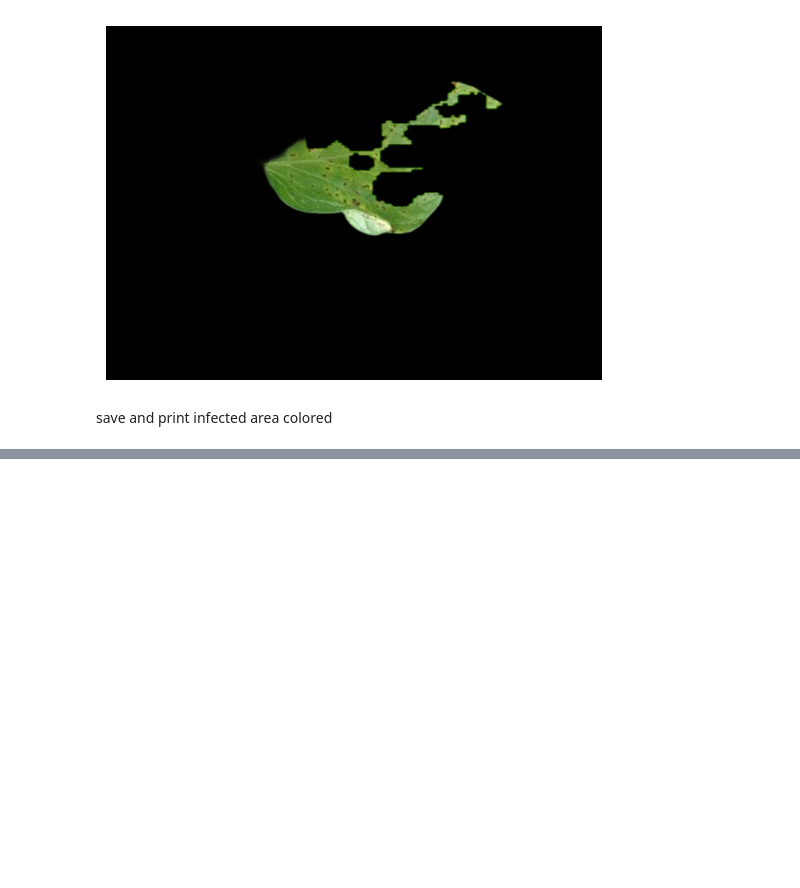
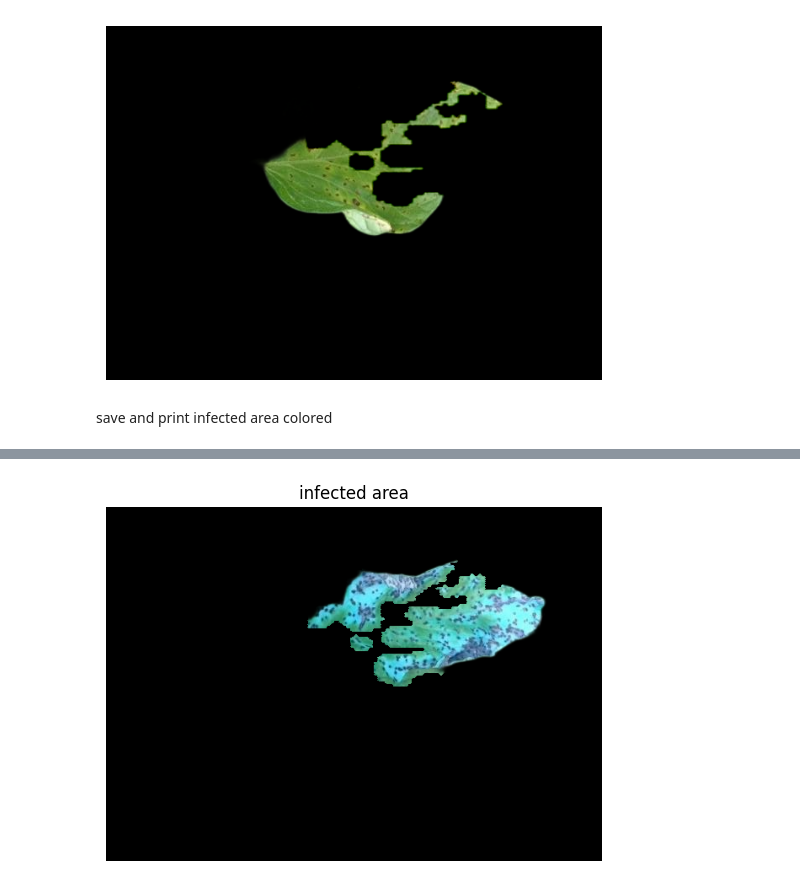
Before and after one commit to talisma-cassoma/plant-disease-study, a Jupyter notebook: disease_severity_estimation.ipynb, the cells around one changed output, grey strips where cells are left out. Saved outputs shown, nothing was run; the diff lists cells and outputs as text; code cells hidden in the pictures; blank space fills up the shorter version.

Commit message:
add extract infected area

```diff
--- a/disease_severity_estimation.ipynb
+++ b/disease_severity_estimation.ipynb
@@ -170,36 +168,38 @@ save and print infected area colored
 # %%
 from tensorflow.keras.preprocessing import image
 import numpy as np
-from PIL import Image
 import cv2
 
 # Load the input image
 img_path = '/content/output/00052_1.png'
-original_img = cv2.imread(img_path)
-
-# Resize the original image to match the segmentation output size
-resized_original_img = cv2.resize(original_img, (128, 128))
+img = image.load_img(img_path, target_size=(128, 128))  # Adjust target_size according to your model's input shape
 
 # Preprocess the image
-img_array = image.img_to_array(resized_original_img)
+img_array = image.img_to_array(img)
 img_array = np.expand_dims(img_array, axis=0)  # Add batch dimension
+
 
 # Make prediction
 prediction = model.predict(img_array)
 
 # Assuming prediction is a segmentation mask, apply it to the original image
-segmented_img = np.squeeze(prediction)  # Remove batch dimension if present
-segmented_img = np.where(segmented_img > 0.5, 255, 0).astype(np.uint8)  # Apply a threshold and convert to uint8
+segmented_img = np.squeeze(prediction)
+segmented_img = np.where(segmented_img > 0.5, 1, 0).astype(np.uint8)  # Apply a threshold and convert to uint8
+
 
 # Resize the segmented image mask to match the dimensions of the original image
-resized_segmented_img = cv2.resize(segmented_img, (original_img.shape[1], original_img.shape[0]), interpolation=cv2.INTER_NEAREST)
+resized_segmented_img = cv2.resize(segmented_img, (original_img.shape[1], original_img.shape[0]))
 
-# Convert segmented_img to uint8 for compatibility with PIL
-segmented_img_uint8 = resized_segmented_img.astype(np.uint8) * 255
+# Extract the segmented region from the original image
+segmented_region = cv2.bitwise_and(original_img, original_img, mask=resized_segmented_img)
 
-# Create a PIL Image object from the segmented image array
-segmented_pil_img = Image.fromarray(segmented_img_uint8)
+# Save the segmented region with original colors as a PNG file
+cv2.imwrite("segmented_region.png", segmented_region)
 
-# Save the segmented image as a PNG file
-segmented_pil_img.save("segmented_image.png")
+
+plt.title('infected area')
+plt.imshow(segmented_region, vmax=4)
+plt.axis('off')
+
+plt.show()
 # %% [output]
@@ -206,0 +207 @@ segmented_pil_img.save("segmented_image.png")
+[figure, added]
```
Also changed, not shown: parts of 4 cells of this notebook.
